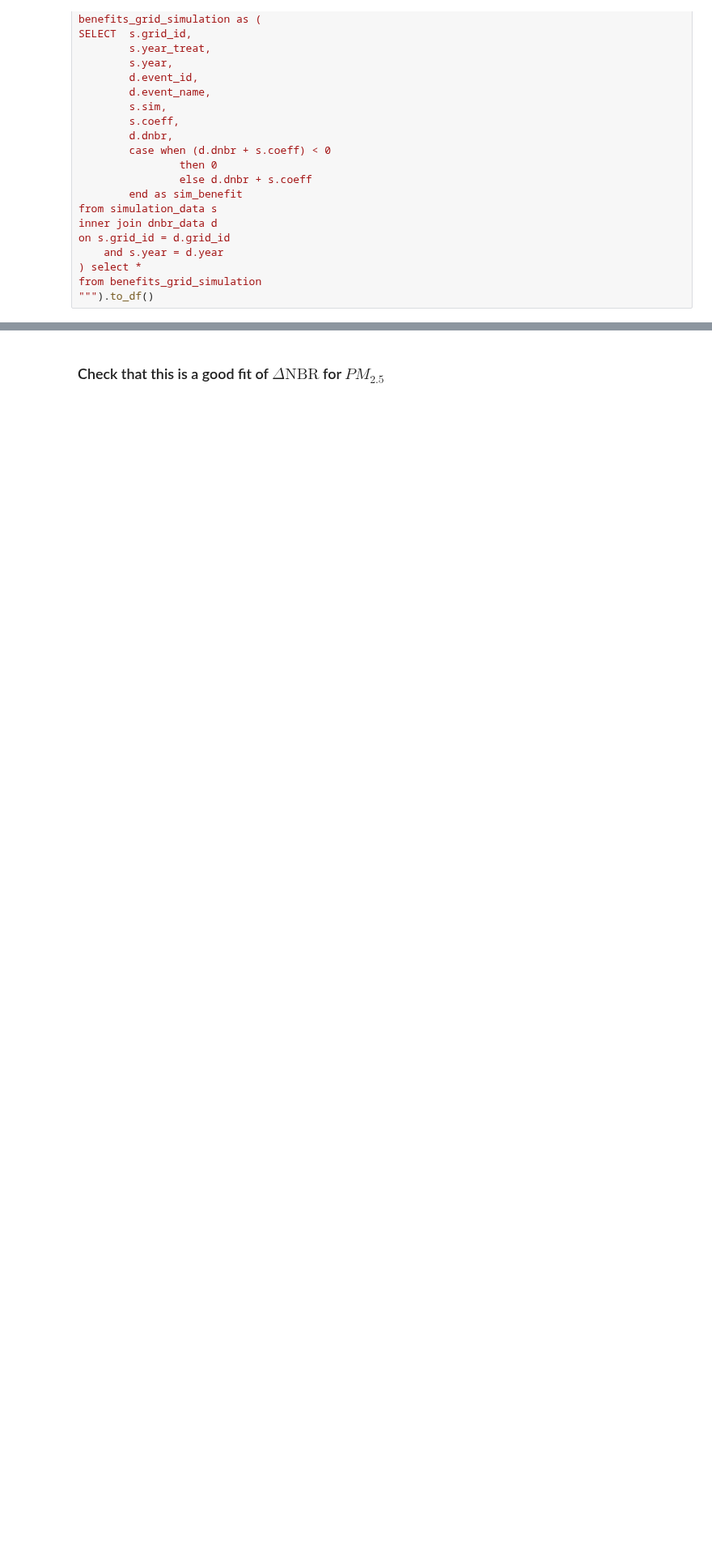
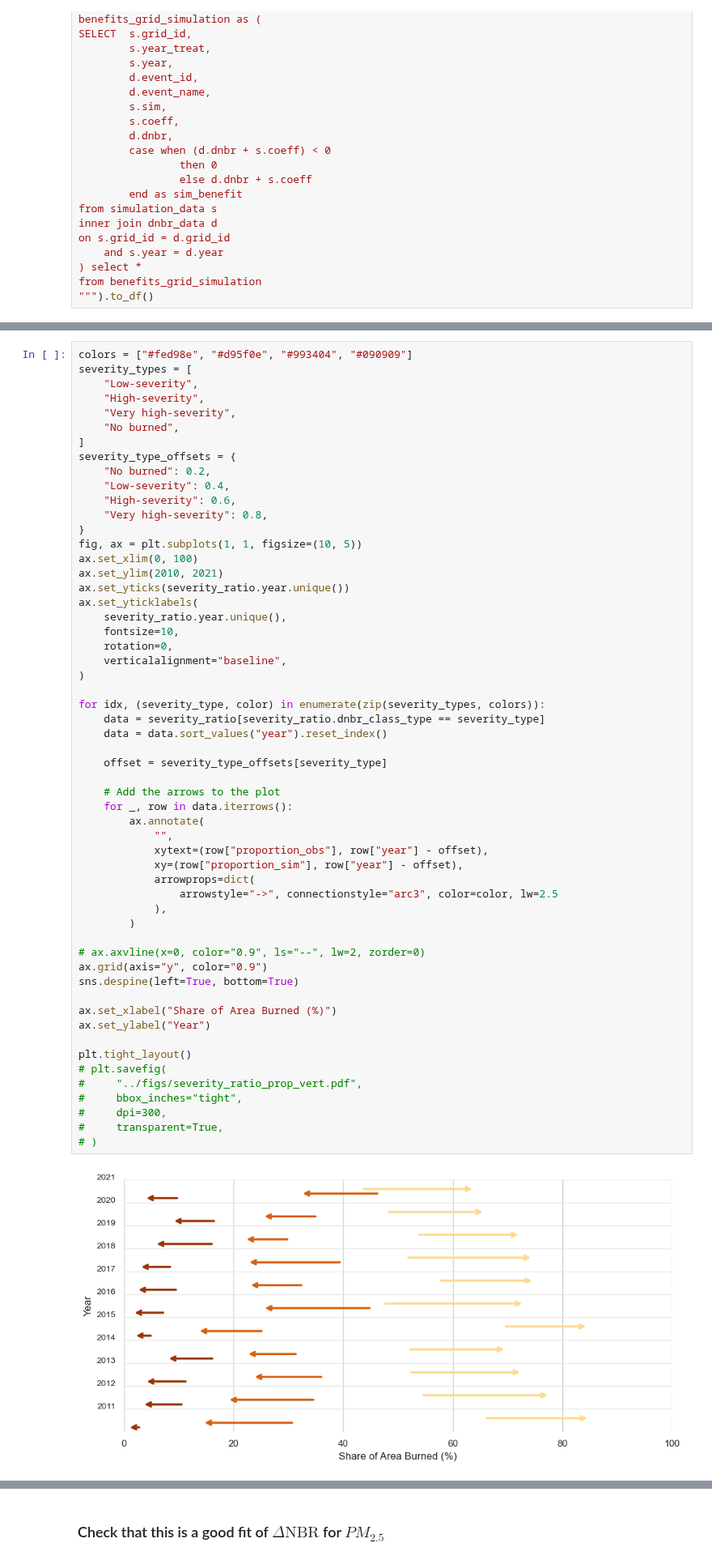
Before and after one commit to echolab-stanford/prescribed_fires, a Jupyter notebook: analysis/simulation_replication.ipynb, the cells around one changed output, grey strips where cells are left out. Shown at 81% size. Drawn from its saved outputs; the diff is of its cells as text; blank space fills up the shorter version.

```diff
--- a/analysis/simulation_replication.ipynb
+++ b/analysis/simulation_replication.ipynb
@@ -1323,0 +1471,58 @@ severity_ratio_obs
+# %%
+colors = ["#fed98e", "#d95f0e", "#993404", "#090909"]
+severity_types = [
+    "Low-severity",
+    "High-severity",
+    "Very high-severity",
+    "No burned",
+]
+severity_type_offsets = {
+    "No burned": 0.2,
+    "Low-severity": 0.4,
+    "High-severity": 0.6,
+    "Very high-severity": 0.8,
+}
+fig, ax = plt.subplots(1, 1, figsize=(10, 5))
+ax.set_xlim(0, 100)
+ax.set_ylim(2010, 2021)
+ax.set_yticks(severity_ratio.year.unique())
+ax.set_yticklabels(
+    severity_ratio.year.unique(),
+    fontsize=10,
+    rotation=0,
+    verticalalignment="baseline",
+)
+
+for idx, (severity_type, color) in enumerate(zip(severity_types, colors)):
+    data = severity_ratio[severity_ratio.dnbr_class_type == severity_type]
+    data = data.sort_values("year").reset_index()
+
+    offset = severity_type_offsets[severity_type]
+
+    # Add the arrows to the plot
+    for _, row in data.iterrows():
+        ax.annotate(
+            "",
+            xytext=(row["proportion_obs"], row["year"] - offset),
+            xy=(row["proportion_sim"], row["year"] - offset),
+            arrowprops=dict(
+                arrowstyle="->", connectionstyle="arc3", color=color, lw=2.5
+            ),
+        )
+
+# ax.axvline(x=0, color="0.9", ls="--", lw=2, zorder=0)
+ax.grid(axis="y", color="0.9")
+sns.despine(left=True, bottom=True)
+
+ax.set_xlabel("Share of Area Burned (%)")
+ax.set_ylabel("Year")
+
+plt.tight_layout()
+# plt.savefig(
+#     "../figs/severity_ratio_prop_vert.pdf",
+#     bbox_inches="tight",
+#     dpi=300,
+#     transparent=True,
+# )
+# %% [output]
+[figure, added]
```
Also changed, not shown: parts of 37 cells of this notebook, 2 other files.
